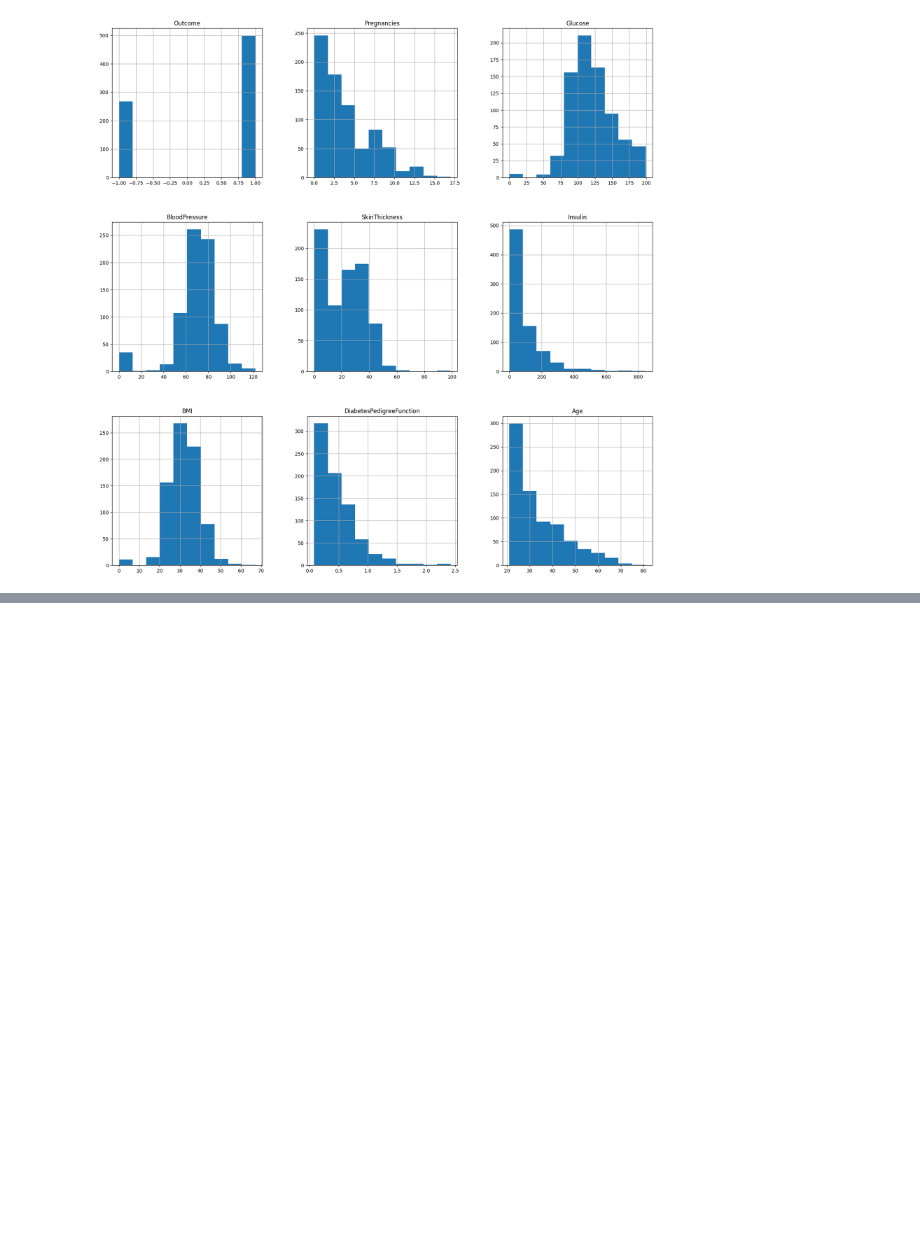
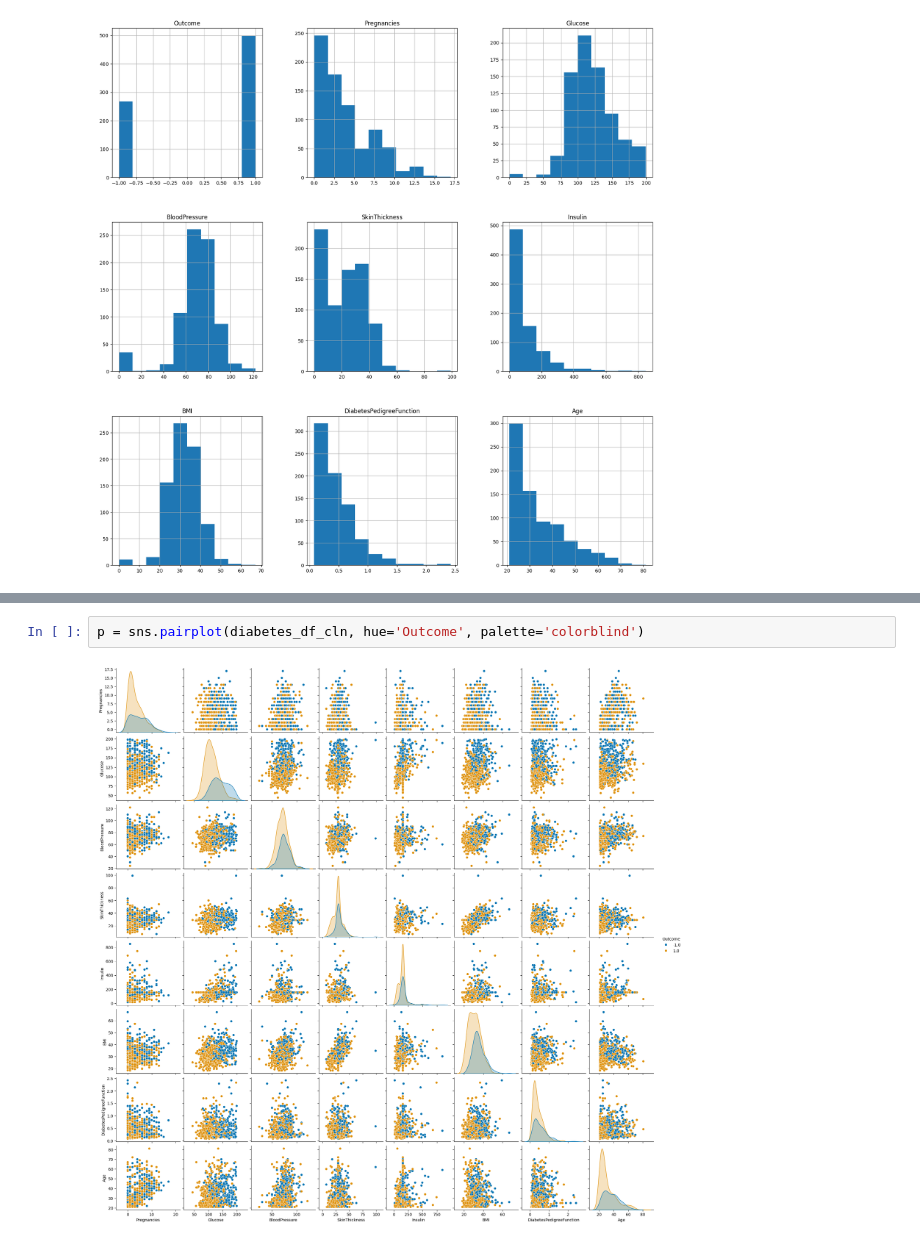
Before and after one commit to ifboelhasrin/DLF_A1, a Jupyter notebook: ass1.ipynb, the cells around one changed output, grey strips where cells are left out. Drawn from its saved outputs; the diff is of its cells as text; blank space fills up the shorter version.

```diff
--- a/ass1.ipynb
+++ b/ass1.ipynb
@@ -86,0 +162,4 @@ p = diabetes_df.hist(figsize = (20,20))
+# %%
+p = sns.pairplot(diabetes_df_cln, hue='Outcome', palette='colorblind')
+# %% [output]
+[figure, added]
```
Also changed, not shown: parts of 7 cells of this notebook, 2 other files.
